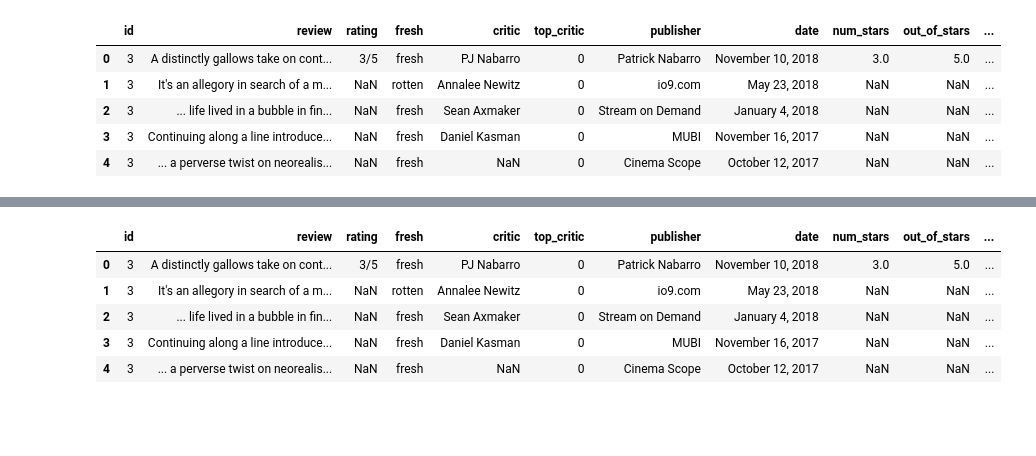
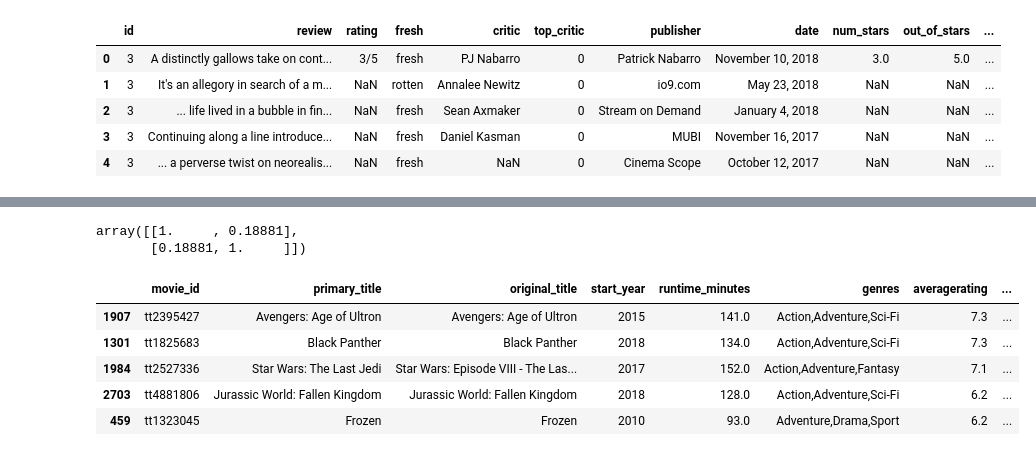
Before and after one commit to cLineman/CapStoneProject, a Jupyter notebook: NateNetznik.ipynb, the cells around one changed output, grey strips where cells are left out. Drawn from its saved outputs; the diff is of its cells as text; code cells hidden in the pictures; blank space fills up the shorter version.

```diff
--- a/NateNetznik.ipynb
+++ b/NateNetznik.ipynb
@@ -35,0 +24,18 @@ movie_info['runtime'] = movie_info['runtime'].astype("float64")
+# %%
+movie_gross['foreign_gross'] = movie_gross['foreign_gross'].str.replace(',','')
+movie_gross['foreign_gross'] = movie_gross["foreign_gross"].astype("float64")
+
+movie_info['runtime'] = movie_info['runtime'].str.replace(' minutes','')
+movie_info['runtime']  = movie_info['runtime'].astype("float64")
+movie_info['box_office'] = movie_info['box_office'].str.replace(',','')
+movie_info['box_office'] = movie_info['box_office'].astype("float64")
+
+movie_budgets['production_budget'] = movie_budgets['production_budget'].str.replace(',','')
+movie_budgets['production_budget'] = movie_budgets['production_budget'].str.replace('$', '')
+movie_budgets['production_budget'] = movie_budgets['production_budget'].astype("float64")
+movie_budgets['domestic_gross'] = movie_budgets['domestic_gross'].str.replace(',','')
+movie_budgets['domestic_gross'] = movie_budgets['domestic_gross'].str.replace('$', '')
+movie_budgets['domestic_gross'] = movie_budgets['domestic_gross'].astype("float64")
+movie_budgets['worldwide_gross'] = movie_budgets['worldwide_gross'].str.replace(',','')
+movie_budgets['worldwide_gross'] = movie_budgets['worldwide_gross'].str.replace('$', '')
+movie_budgets['worldwide_gross'] = movie_budgets['worldwide_gross'].astype("float64")
@@ -273,0 +304,3 @@ movie_gross.head()
+# %%
+imdb_movie_gross['total_gross'] = imdb_movie_gross['domestic_gross'] + imdb_movie_gross['foreign_gross']
+imdb_movie_gross
@@ -283,9 +337,16 @@ movie_info.head()
+# %%
+np.corrcoef(imdb_movie_gross.dropna(subset=['total_gross','runtime_minutes'])['runtime_minutes'], imdb_movie_gross.dropna(subset=['total_gross','runtime_minutes'])['total_gross'])
+# %% [output]
+array([[1.     , 0.18881],
+       [0.18881, 1.     ]])
+# %%
+imdb_movie_gross_ordered = imdb_movie_gross.sort_values(by='total_gross',ascending=False)
 # %%
-reviews.head()
+imdb_movie_gross_ordered.head()
 # %% [output]
-|  | id | review | rating | fresh | critic | top_critic | publisher | date | num_stars | out_of_stars | ... |
-| 0 | 3 | A distinctly gallows take on cont... | 3/5 | fresh | PJ Nabarro | 0 | Patrick Nabarro | November 10, 2018 | 3.0 | 5.0 | ... |
-| 1 | 3 | It's an allegory in search of a m... | NaN | rotten | Annalee Newitz | 0 | io9.com | May 23, 2018 | NaN | NaN | ... |
-| 2 | 3 | ... life lived in a bubble in fin... | NaN | fresh | Sean Axmaker | 0 | Stream on Demand | January 4, 2018 | NaN | NaN | ... |
-| 3 | 3 | Continuing along a line introduce... | NaN | fresh | Daniel Kasman | 0 | MUBI | November 16, 2017 | NaN | NaN | ... |
-| 4 | 3 | ... a perverse twist on neorealis... | NaN | fresh | NaN | 0 | Cinema Scope | October 12, 2017 | NaN | NaN | ... |
+|  | movie_id | primary_title | original_title | start_year | runtime_minutes | genres | averagerating | ... |
+| 1907 | tt2395427 | Avengers: Age of Ultron | Avengers: Age of Ultron | 2015 | 141.0 | Action,Adventure,Sci-Fi | 7.3 | ... |
+| 1301 | tt1825683 | Black Panther | Black Panther | 2018 | 134.0 | Action,Adventure,Sci-Fi | 7.3 | ... |
+| 1984 | tt2527336 | Star Wars: The Last Jedi | Star Wars: Episode VIII - The Las... | 2017 | 152.0 | Action,Adventure,Fantasy | 7.1 | ... |
+| 2703 | tt4881806 | Jurassic World: Fallen Kingdom | Jurassic World: Fallen Kingdom | 2018 | 128.0 | Action,Adventure,Sci-Fi | 6.2 | ... |
+| 459 | tt1323045 | Frozen | Frozen | 2010 | 93.0 | Adventure,Drama,Sport | 6.2 | ... |
```
Also changed, not shown: parts of 73 cells of this notebook.
